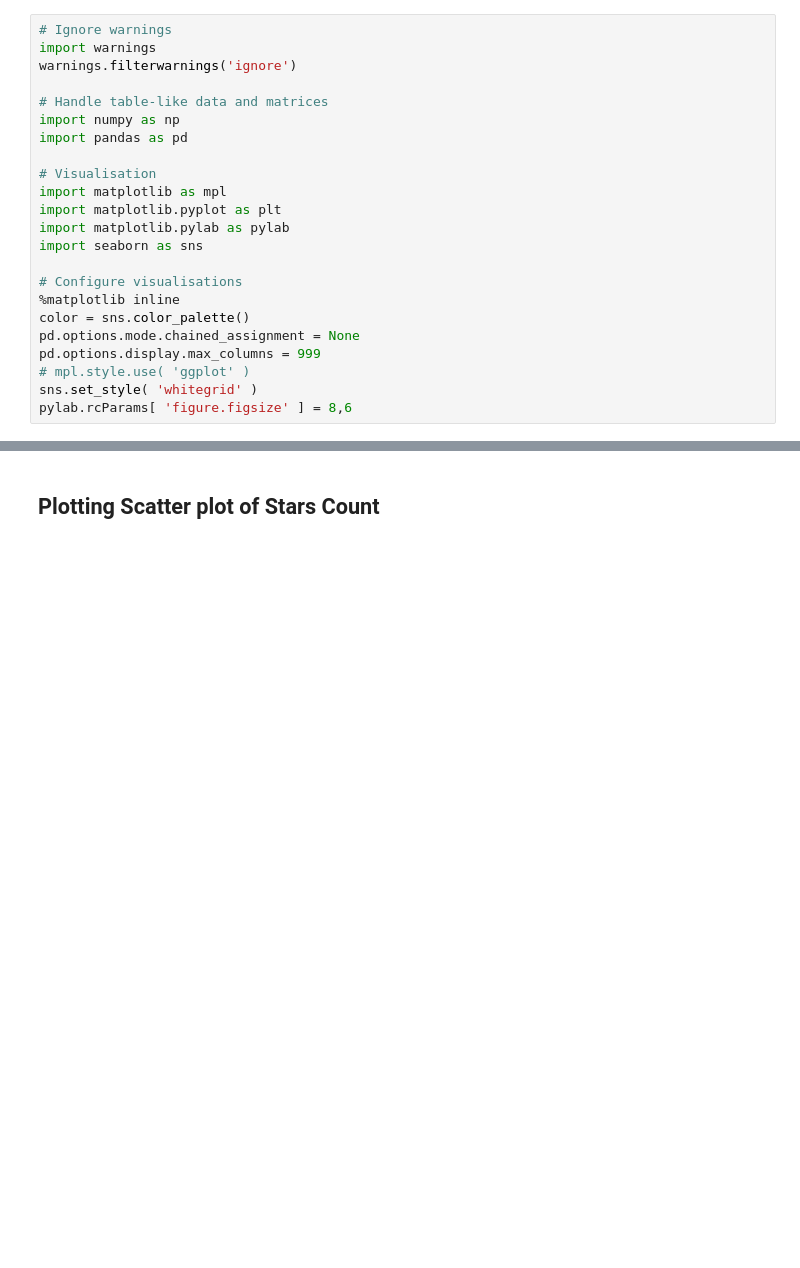
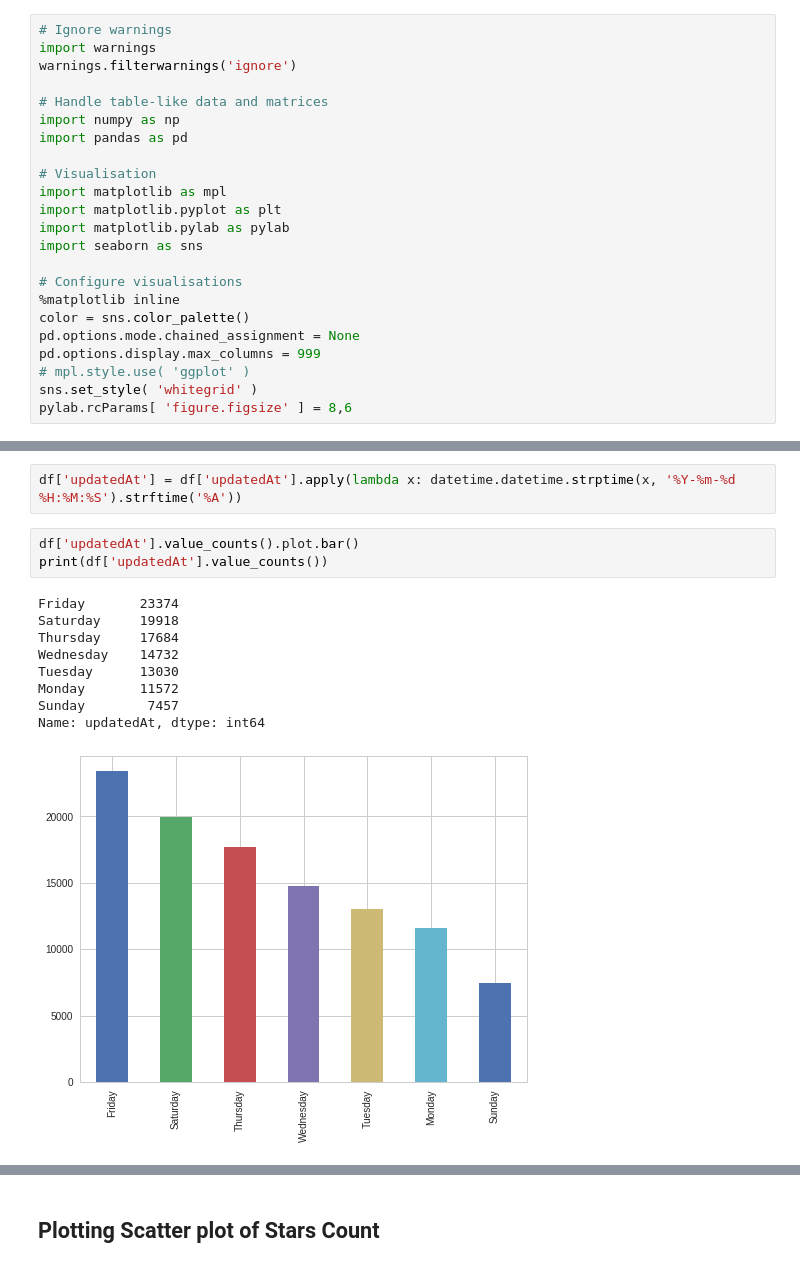
Before and after one commit to Doodies/Github-Stars-Predictor, a Jupyter notebook: notebooks/VisualizePreprocess.ipynb, the cells around one changed output, grey strips where cells are left out. Drawn from its saved outputs; the diff is of its cells as text; blank space fills up the shorter version.

```diff
--- a/notebooks/VisualizePreprocess.ipynb
+++ b/notebooks/VisualizePreprocess.ipynb
@@ -27,0 +94,15 @@ data = pd.read_csv('../dataset/data.csv')
+# %%
+df['updatedAt'] = df['updatedAt'].apply(lambda x: datetime.datetime.strptime(x, '%Y-%m-%d %H:%M:%S').strftime('%A'))
+# %%
+df['updatedAt'].value_counts().plot.bar()
+print(df['updatedAt'].value_counts())
+# %% [output]
+Friday       23374
+Saturday     19918
+Thursday     17684
+Wednesday    14732
+Tuesday      13030
+Monday       11572
+Sunday        7457
+Name: updatedAt, dtype: int64
+[figure, added]
```
Also changed, not shown: parts of 14 cells of this notebook.
